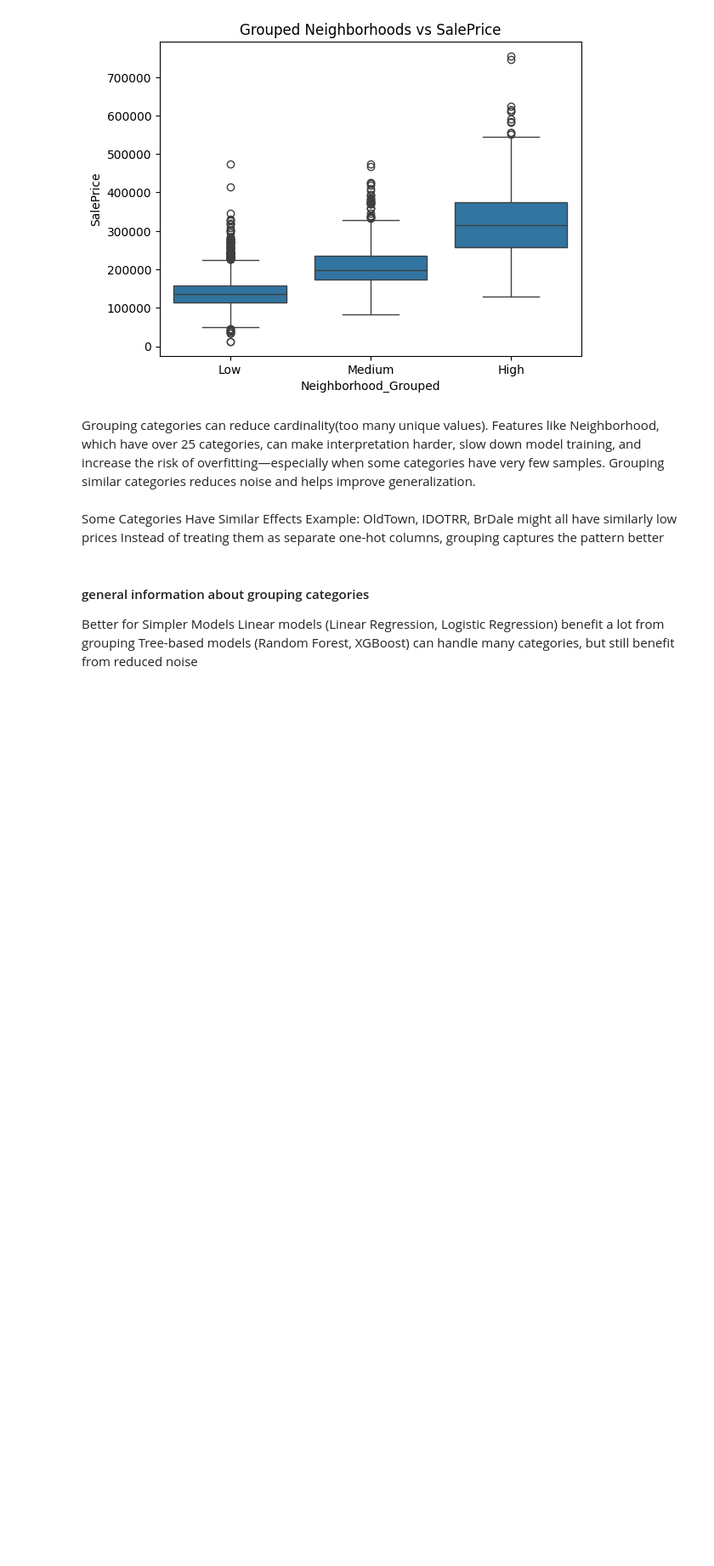
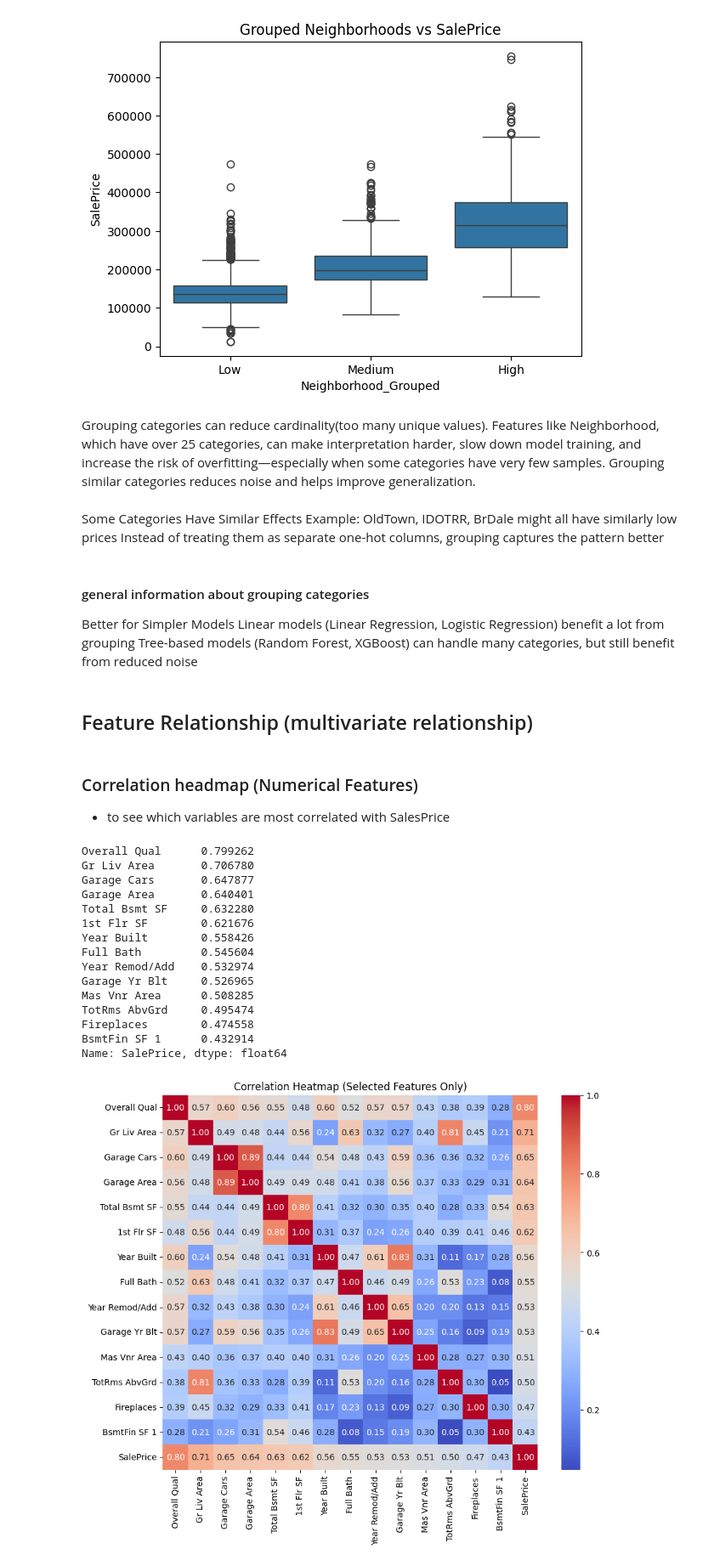
Before and after one commit to amarpoji/ames-housing-project, a Jupyter notebook: notebooks/eda.ipynb, the cells around one changed output. Shown at 85% size. Drawn from its saved outputs; the diff is of its cells as text; code cells hidden in the pictures; blank space fills up the shorter version.

```diff
--- a/notebooks/eda.ipynb
+++ b/notebooks/eda.ipynb
@@ -575,3 +575,39 @@ Instead of treating them as separate one-hot columns, grouping captures the patt
 Better for Simpler Models
 Linear models (Linear Regression, Logistic Regression) benefit a lot from grouping
 Tree-based models (Random Forest, XGBoost) can handle many categories, but still benefit from reduced noise
+# %% [markdown]
+## Feature Relationship (multivariate relationship)
+# %% [markdown]
+### Correlation headmap (Numerical Features)
+- to see which variables are most correlated with SalesPrice
+# %%
+# Correlation of numerical features with SalePrice
+correlation = df.corr(numeric_only=True)['SalePrice'].sort_values(ascending=False)
+
+# Choose features with correlation > 0.4 or < -0.4 (you can adjust threshold)
+strong_corr = correlation[abs(correlation) > 0.4].drop('SalePrice')
+print(strong_corr)
+
+
+selected_cols = strong_corr.index.tolist() + ['SalePrice']
+plt.figure(figsize=(10, 8))
+sns.heatmap(df[selected_cols].corr(), annot=True, cmap='coolwarm', fmt=".2f", square=True)
+plt.title("Correlation Heatmap (Selected Features Only)")
+plt.show()
+# %% [output]
+Overall Qual      0.799262
+Gr Liv Area       0.706780
+Garage Cars       0.647877
+Garage Area       0.640401
+Total Bsmt SF     0.632280
+1st Flr SF        0.621676
+Year Built        0.558426
+Full Bath         0.545604
+Year Remod/Add    0.532974
+Garage Yr Blt     0.526965
+Mas Vnr Area      0.508285
+TotRms AbvGrd     0.495474
+Fireplaces        0.474558
+BsmtFin SF 1      0.432914
+Name: SalePrice, dtype: float64
+[figure, added]
```
Also changed, not shown: parts of 2 cells of this notebook.
